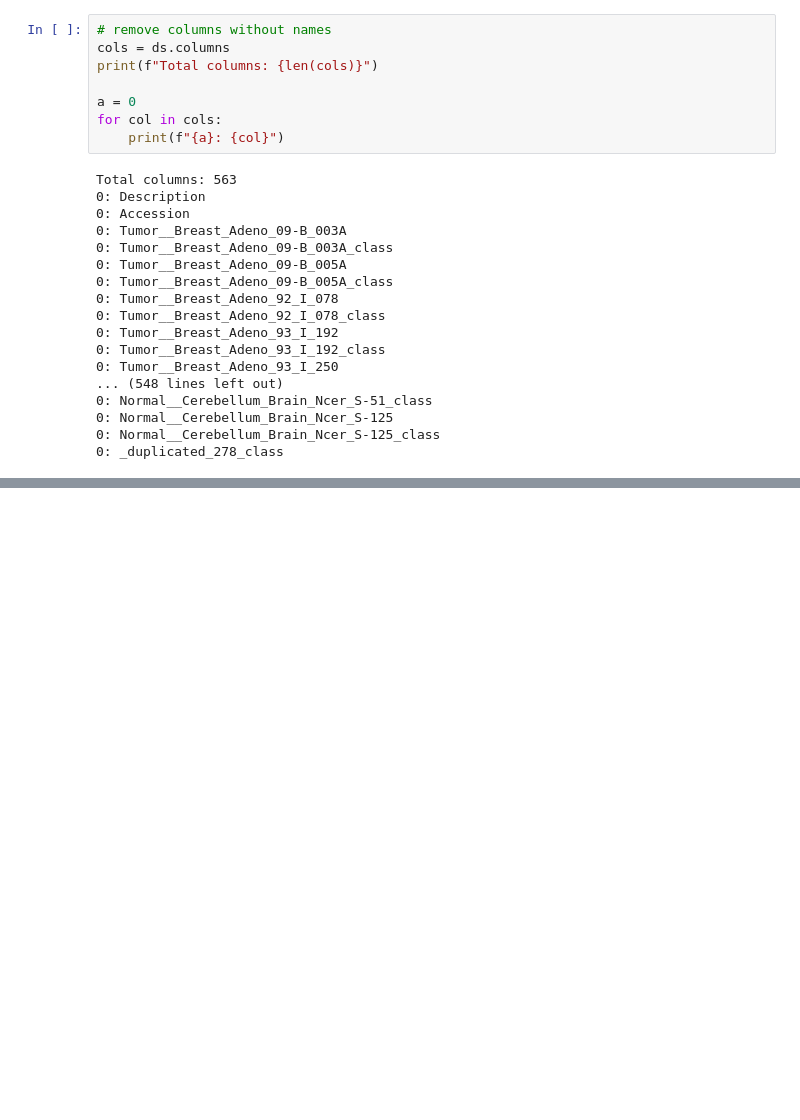
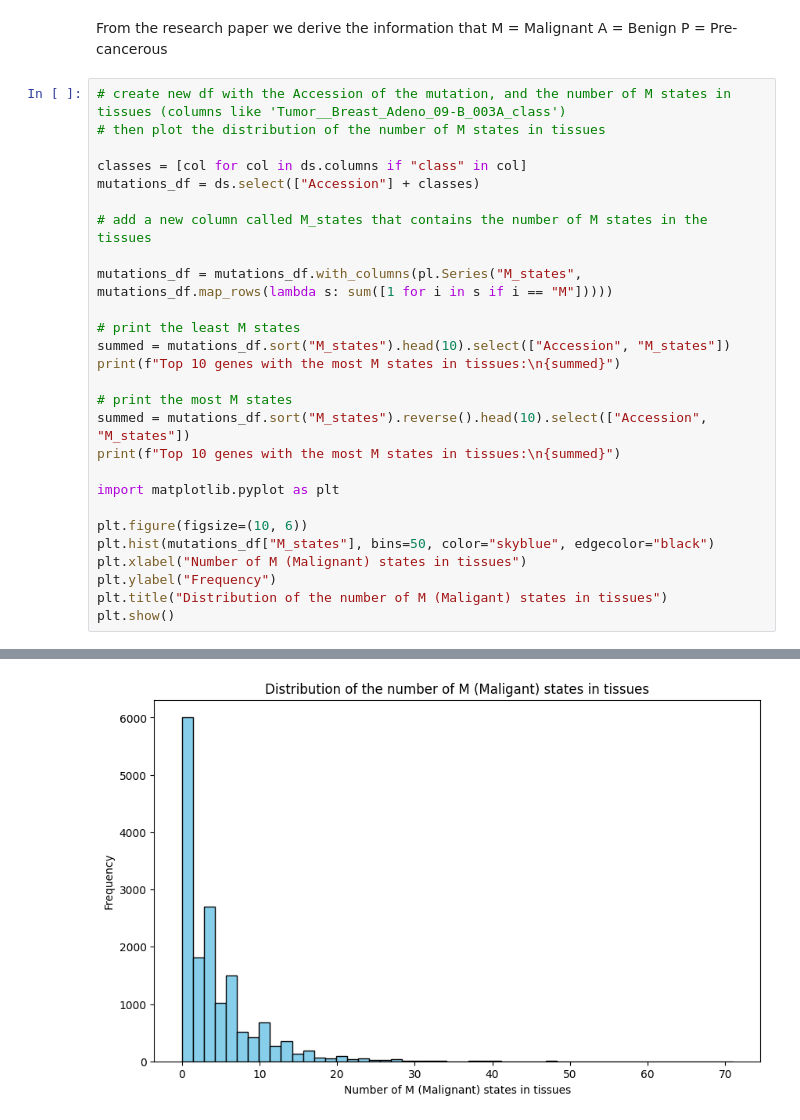
Before and after one commit to UnknownEquineCoderFH/bio-r, a Jupyter notebook: report.ipynb, the cells around one changed output, grey strips where cells are left out. Drawn from its saved outputs; the diff is of its cells as text; blank space fills up the shorter version.

```diff
--- a/report.ipynb
+++ b/report.ipynb
@@ -24,26 +66,32 @@ print(ds.columns)
-# %%
-# remove columns without names
-cols = ds.columns
-print(f"Total columns: {len(cols)}")
-
-a = 0
-for col in cols:
-    print(f"{a}: {col}")
-# %% [output]
-Total columns: 563
-0: Description
-0: Accession
-0: Tumor__Breast_Adeno_09-B_003A
-0: Tumor__Breast_Adeno_09-B_003A_class
-0: Tumor__Breast_Adeno_09-B_005A
-0: Tumor__Breast_Adeno_09-B_005A_class
-0: Tumor__Breast_Adeno_92_I_078
-0: Tumor__Breast_Adeno_92_I_078_class
-0: Tumor__Breast_Adeno_93_I_192
-0: Tumor__Breast_Adeno_93_I_192_class
-0: Tumor__Breast_Adeno_93_I_250
-... (548 lines left out)
-0: Normal__Cerebellum_Brain_Ncer_S-51_class
-0: Normal__Cerebellum_Brain_Ncer_S-125
-0: Normal__Cerebellum_Brain_Ncer_S-125_class
-0: _duplicated_278_class
+# %% [markdown]
+From the research paper we derive the information that M = Malignant
+A = Benign
+P = Pre-cancerous
+# %%
+# create new df with the Accession of the mutation, and the number of M states in tissues (columns like 'Tumor__Breast_Adeno_09-B_003A_class')
+# then plot the distribution of the number of M states in tissues
+
+classes = [col for col in ds.columns if "class" in col]
+mutations_df = ds.select(["Accession"] + classes)
+
+# add a new column called M_states that contains the number of M states in the tissues
+
+mutations_df = mutations_df.with_columns(pl.Series("M_states", mutations_df.map_rows(lambda s: sum([1 for i in s if i == "M"]))))
+
+# print the least M states
+summed = mutations_df.sort("M_states").head(10).select(["Accession", "M_states"])
+print(f"Top 10 genes with the most M states in tissues:\n{summed}")
+
+# print the most M states
+summed = mutations_df.sort("M_states").reverse().head(10).select(["Accession", "M_states"])
+print(f"Top 10 genes with the most M states in tissues:\n{summed}")
+
+import matplotlib.pyplot as plt
+
+plt.figure(figsize=(10, 6))
+plt.hist(mutations_df["M_states"], bins=50, color="skyblue", edgecolor="black")
+plt.xlabel("Number of M (Malignant) states in tissues")
+plt.ylabel("Frequency")
+plt.title("Distribution of the number of M (Maligant) states in tissues")
+plt.show()
+# %% [output]
@@ -49,0 +115 @@ Total columns: 563
+[figure, added]
```
Also changed, not shown: parts of 4 cells of this notebook, 1 other file.
